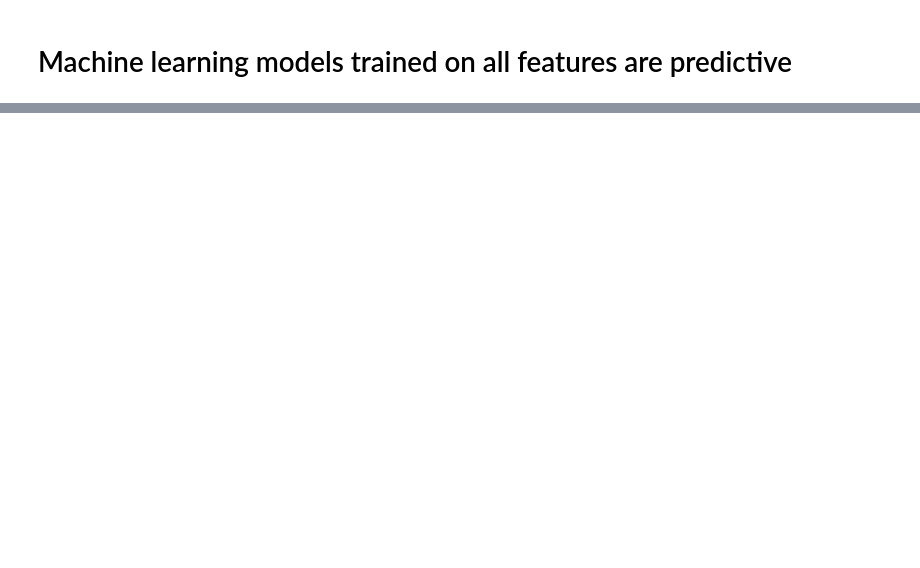
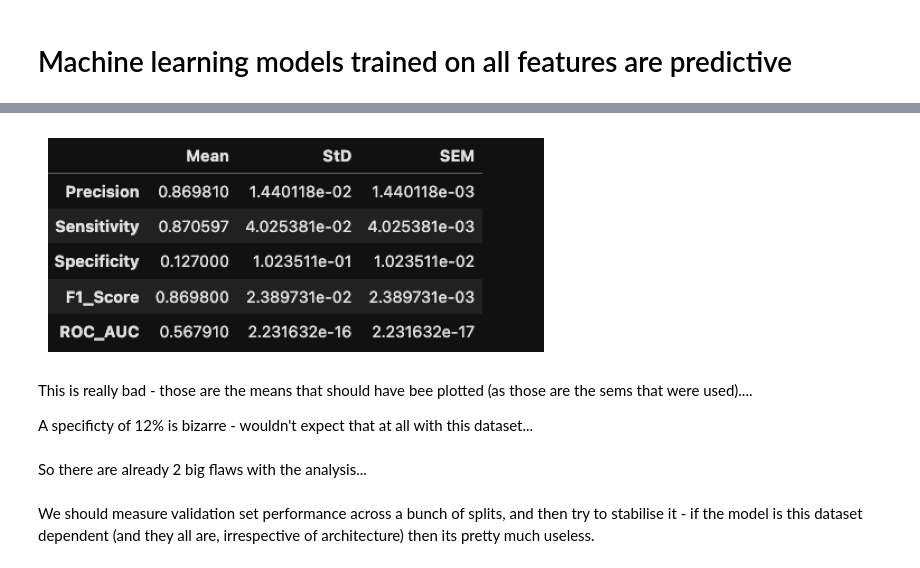
Before and after one commit to fowler-lab/predict-rifampicin-resistance, a Jupyter notebook: Results.ipynb, the cells around one changed output, grey strips where cells are left out. Drawn from its saved outputs; the diff is of its cells as text; code cells hidden in the pictures; blank space fills up the shorter version.

```diff
--- a/Results.ipynb
+++ b/Results.ipynb
@@ -193,0 +313,17 @@ array([0, 0, 0, 0, 0, 0, 0, 0, 0, 0, 0, 1, 0, 1, 0, 0, 0, 0, 0, 0, 0, 1,
+# %%
+image = Image.open('./Screenshot 2024-07-20 at 19.37.28.png')
+
+# Display the image
+plt.imshow(image)
+plt.axis('off')  # Turn off axis numbers and ticks
+plt.show()
+# %% [output]
+[figure, added]
+# %% [markdown]
+This is really bad - those are the means that should have bee plotted (as those are the sems that were used)....
+
+A specificty of 12% is bizarre - wouldn't expect that at all with this dataset...
+# %% [markdown]
+So there are already 2 big flaws with the analysis...
+# %% [markdown]
+We should measure validation set performance across a bunch of splits, and then try to stabilise it - if the model is this dataset dependent (and they all are, irrespective of architecture) then its pretty much useless.
```
Also changed, not shown: parts of 46 cells of this notebook.
